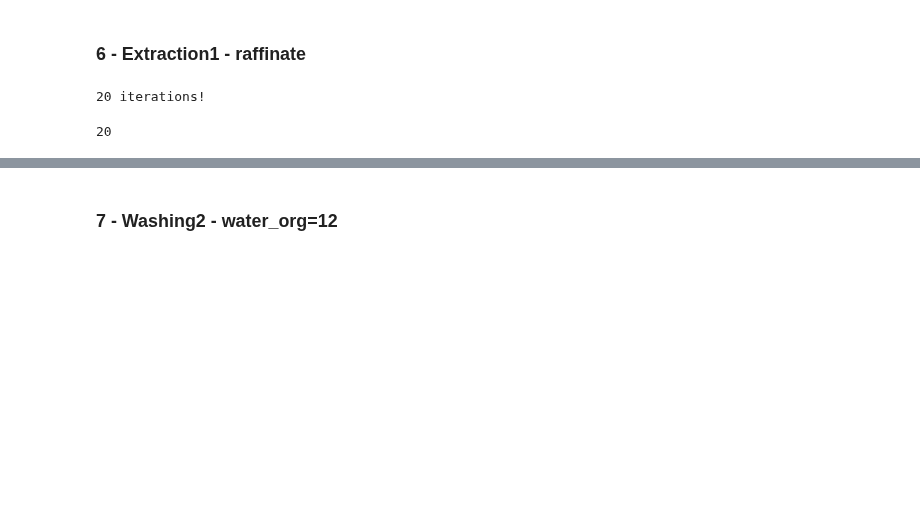
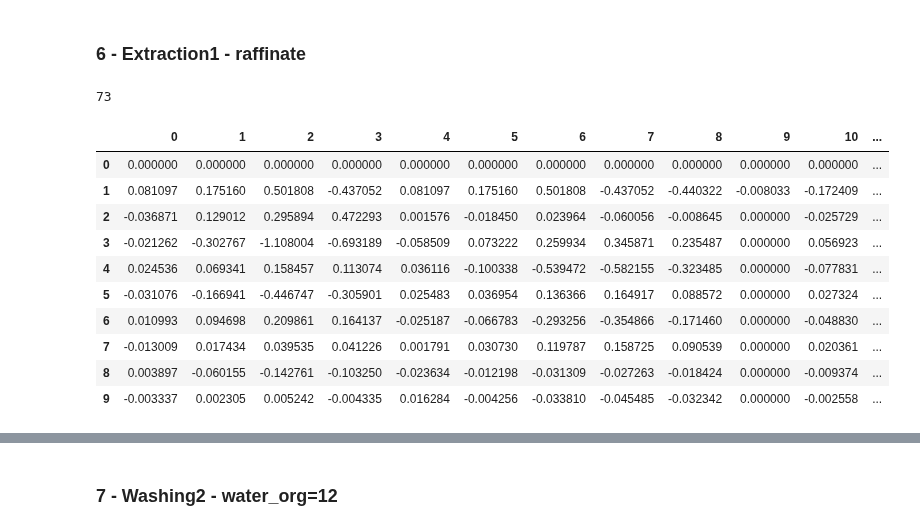
Before and after one commit to vladgap/LLC, a Jupyter notebook: Rotem LLC Extraction 2.ipynb, the cells around one changed output, grey strips where cells are left out. Drawn from its saved outputs; the diff is of its cells as text; code cells hidden in the pictures; blank space fills up the shorter version.

```diff
--- a/Rotem LLC Extraction 2.ipynb
+++ b/Rotem LLC Extraction 2.ipynb
@@ -915,10 +1060,9 @@ fig.show()
 # %% [markdown]
 ### 6 - Extraction1 - raffinate
 # %%
-bat1_2=BatteryConv(stages_num=3, Oin=173.2, Ain=50, yin=[6, 6, 1 ], xin=[1, 60, .1], EQUIL=EQUIL_rotem_extr1, method='secant', eff=.8, max_iter=20, convergence=1E-6)#, entrainment_perc_in=[1,2], entrainment_comp_in=[[10,10,10],[5,5,5]], entrainment_perc_out=[3,4])
+bat1_2=BatteryConv(stages_num=3, Oin=173.2, Ain=50, yin=[6, 6, 1 ], xin=[1, 60, .1], EQUIL=EQUIL_rotem_extr1, method='secant', eff=.8, step=.5, max_iter=100, battery_convergence=0.01, stage_convergence=1e-5)#, entrainment_perc_in=[1,2], entrainment_comp_in=[[10,10,10],[5,5,5]], entrainment_perc_out=[3,4])
 bat1_2.runs
 # %% [output]
-20 iterations!
+73
-20
 # %%
 # bat1_2.outs_array
@@ -927,3 +1069,17 @@ bat1_2.runs
+# %%
+bat1_2.errors_array
+# %% [output]
+|  | 0 | 1 | 2 | 3 | 4 | 5 | 6 | 7 | 8 | 9 | 10 | ... |
+| 0 | 0.000000 | 0.000000 | 0.000000 | 0.000000 | 0.000000 | 0.000000 | 0.000000 | 0.000000 | 0.000000 | 0.000000 | 0.000000 | ... |
+| 1 | 0.081097 | 0.175160 | 0.501808 | -0.437052 | 0.081097 | 0.175160 | 0.501808 | -0.437052 | -0.440322 | -0.008033 | -0.172409 | ... |
+| 2 | -0.036871 | 0.129012 | 0.295894 | 0.472293 | 0.001576 | -0.018450 | 0.023964 | -0.060056 | -0.008645 | 0.000000 | -0.025729 | ... |
+| 3 | -0.021262 | -0.302767 | -1.108004 | -0.693189 | -0.058509 | 0.073222 | 0.259934 | 0.345871 | 0.235487 | 0.000000 | 0.056923 | ... |
+| 4 | 0.024536 | 0.069341 | 0.158457 | 0.113074 | 0.036116 | -0.100338 | -0.539472 | -0.582155 | -0.323485 | 0.000000 | -0.077831 | ... |
+| 5 | -0.031076 | -0.166941 | -0.446747 | -0.305901 | 0.025483 | 0.036954 | 0.136366 | 0.164917 | 0.088572 | 0.000000 | 0.027324 | ... |
+| 6 | 0.010993 | 0.094698 | 0.209861 | 0.164137 | -0.025187 | -0.066783 | -0.293256 | -0.354866 | -0.171460 | 0.000000 | -0.048830 | ... |
+| 7 | -0.013009 | 0.017434 | 0.039535 | 0.041226 | 0.001791 | 0.030730 | 0.119787 | 0.158725 | 0.090539 | 0.000000 | 0.020361 | ... |
+| 8 | 0.003897 | -0.060155 | -0.142761 | -0.103250 | -0.023634 | -0.012198 | -0.031309 | -0.027263 | -0.018424 | 0.000000 | -0.009374 | ... |
+| 9 | -0.003337 | 0.002305 | 0.005242 | -0.004335 | 0.016284 | -0.004256 | -0.033810 | -0.045485 | -0.032342 | 0.000000 | -0.002558 | ... |
 # %%
 bat1_2.errors_array.plot()
 # %% [output]
```
Also changed, not shown: parts of 5 cells of this notebook.
